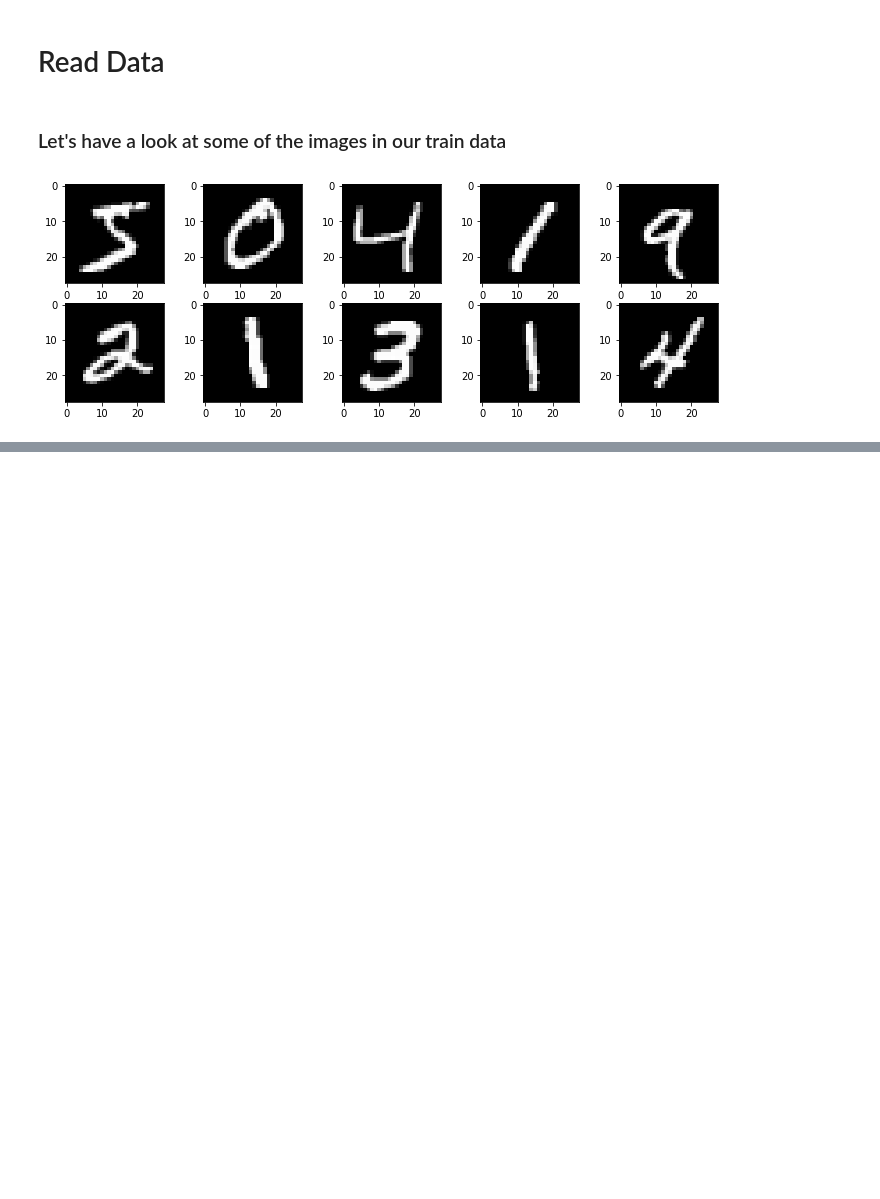
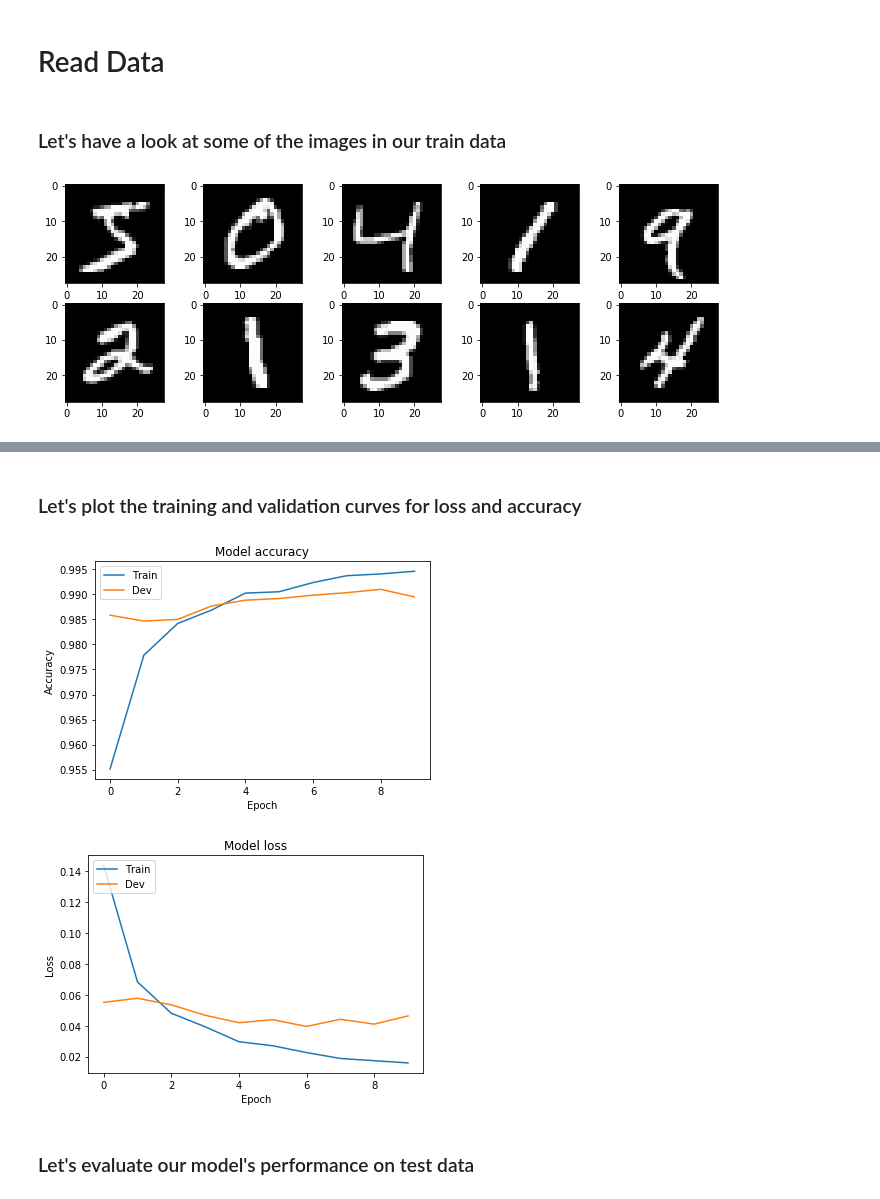
Before and after one commit to tunveyyy/mnist, a Jupyter notebook: mnist.ipynb, the cells around one changed output, grey strips where cells are left out. Cells and saved outputs as stored; diff of their text form; code cells hidden in the pictures; blank space fills up the shorter version.

```diff
--- a/mnist.ipynb
+++ b/mnist.ipynb
@@ -23,0 +55,13 @@ plt.show()
+# %%
+model.compile(optimizer='adam', loss='categorical_crossentropy', metrics=['accuracy'])
+# %%
+X_train = X_train.reshape(X_train.shape[0], 28, 28, 1)
+X_test = X_test.reshape(X_test.shape[0], 28, 28, 1)
+X_train = X_train.astype('float32')
+X_test = X_test.astype('float32')
+X_train/=255
+X_test/=255
+Y_train = keras.utils.to_categorical(Y_train, 10)
+Y_test = keras.utils.to_categorical(Y_test, 10)
+# %%
+history = model.fit(X_train, Y_train, validation_split=0.1, batch_size=30, epochs=10)
@@ -23,0 +86,25 @@ plt.show()
+# %% [markdown]
+### Let's plot the training and validation curves for loss and accuracy
+# %%
+# Plot training & validation accuracy values
+plt.plot(history.history['acc'])
+plt.plot(history.history['val_acc'])
+plt.title('Model accuracy')
+plt.ylabel('Accuracy')
+plt.xlabel('Epoch')
+plt.legend(['Train', 'Dev'], loc='upper left')
+plt.show()
+
+# Plot training & validation loss values
+plt.plot(history.history['loss'])
+plt.plot(history.history['val_loss'])
+plt.title('Model loss')
+plt.ylabel('Loss')
+plt.xlabel('Epoch')
+plt.legend(['Train', 'Dev'], loc='upper left')
+plt.show()
+# %% [output]
+[figure, added]
+[figure, added]
+# %% [markdown]
+### Let's evaluate our model's performance on test data
```
Also changed, not shown: parts of 10 cells of this notebook, 1 other file.
